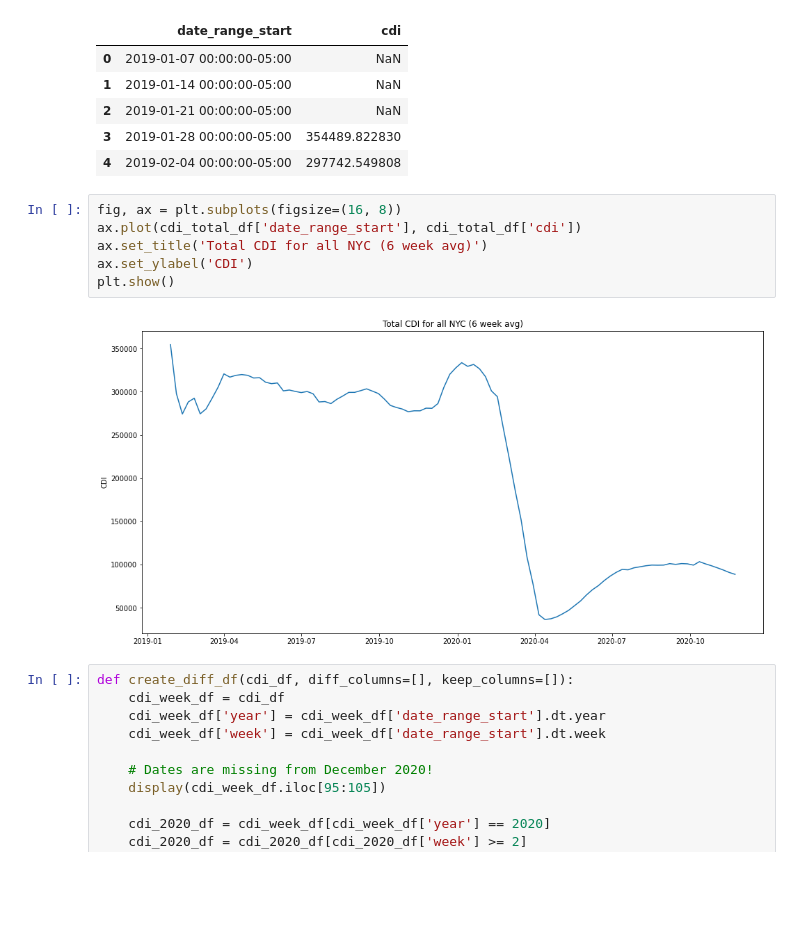
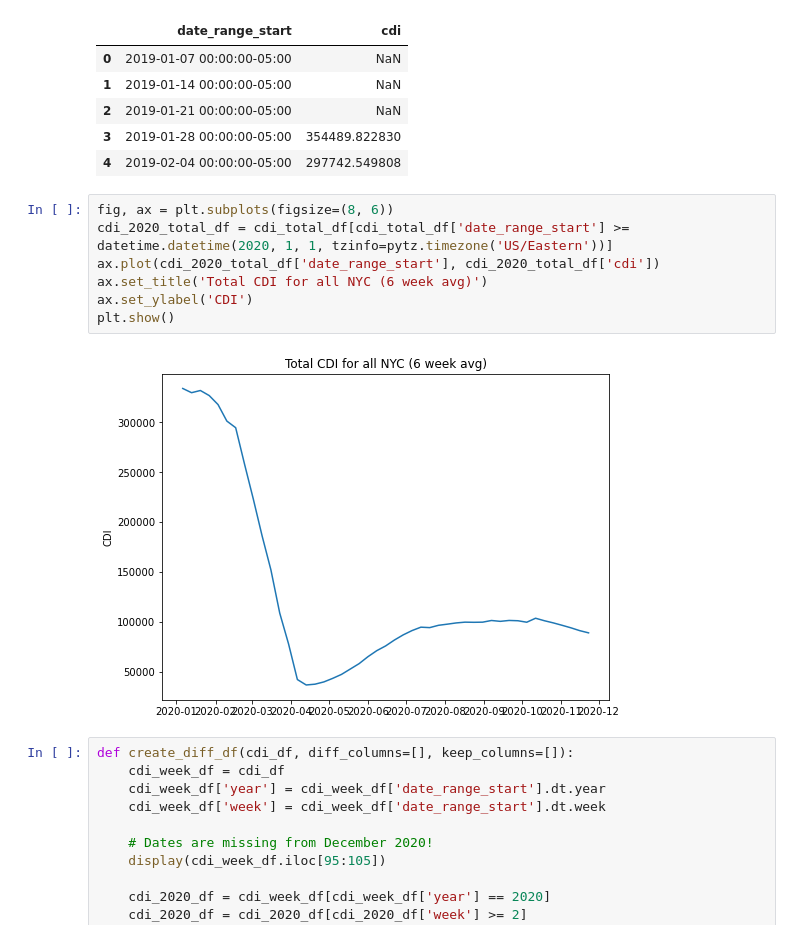
Before and after one commit to cpcarey/nyu-cusp-food-access, a Jupyter notebook: notebooks/plot_cdi.ipynb, the cells around one changed output. Drawn from its saved outputs; the diff is of its cells as text; blank space fills up the shorter version.

```diff
--- a/notebooks/plot_cdi.ipynb
+++ b/notebooks/plot_cdi.ipynb
@@ -61,13 +72,14 @@ cdi_total_df.head()
 | 3 | 2019-01-28 00:00:00-05:00 | 354489.822830 |
 | 4 | 2019-02-04 00:00:00-05:00 | 297742.549808 |
 # %%
-fig, ax = plt.subplots(figsize=(16, 8))
-ax.plot(cdi_total_df['date_range_start'], cdi_total_df['cdi'])
+fig, ax = plt.subplots(figsize=(8, 6))
+cdi_2020_total_df = cdi_total_df[cdi_total_df['date_range_start'] >= datetime.datetime(2020, 1, 1, tzinfo=pytz.timezone('US/Eastern'))]
+ax.plot(cdi_2020_total_df['date_range_start'], cdi_2020_total_df['cdi'])
 ax.set_title('Total CDI for all NYC (6 week avg)')
 ax.set_ylabel('CDI')
 plt.show()
 # %% [output]
-[figure, old version]
+[figure, new version]
 # %%
 def create_diff_df(cdi_df, diff_columns=[], keep_columns=[]):
     cdi_week_df = cdi_df
```
Also changed, not shown: parts of 16 cells of this notebook, 1 other file.
